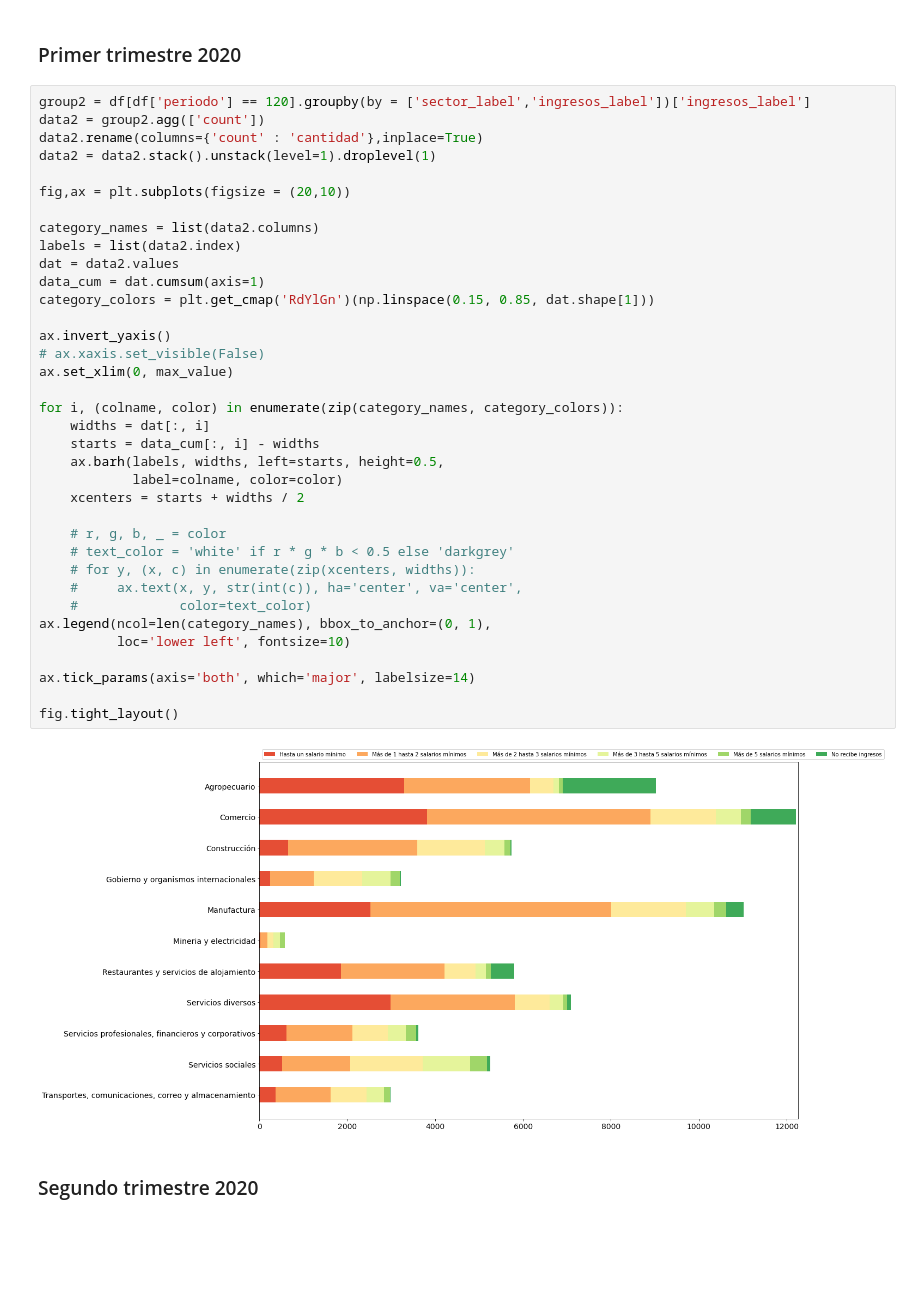
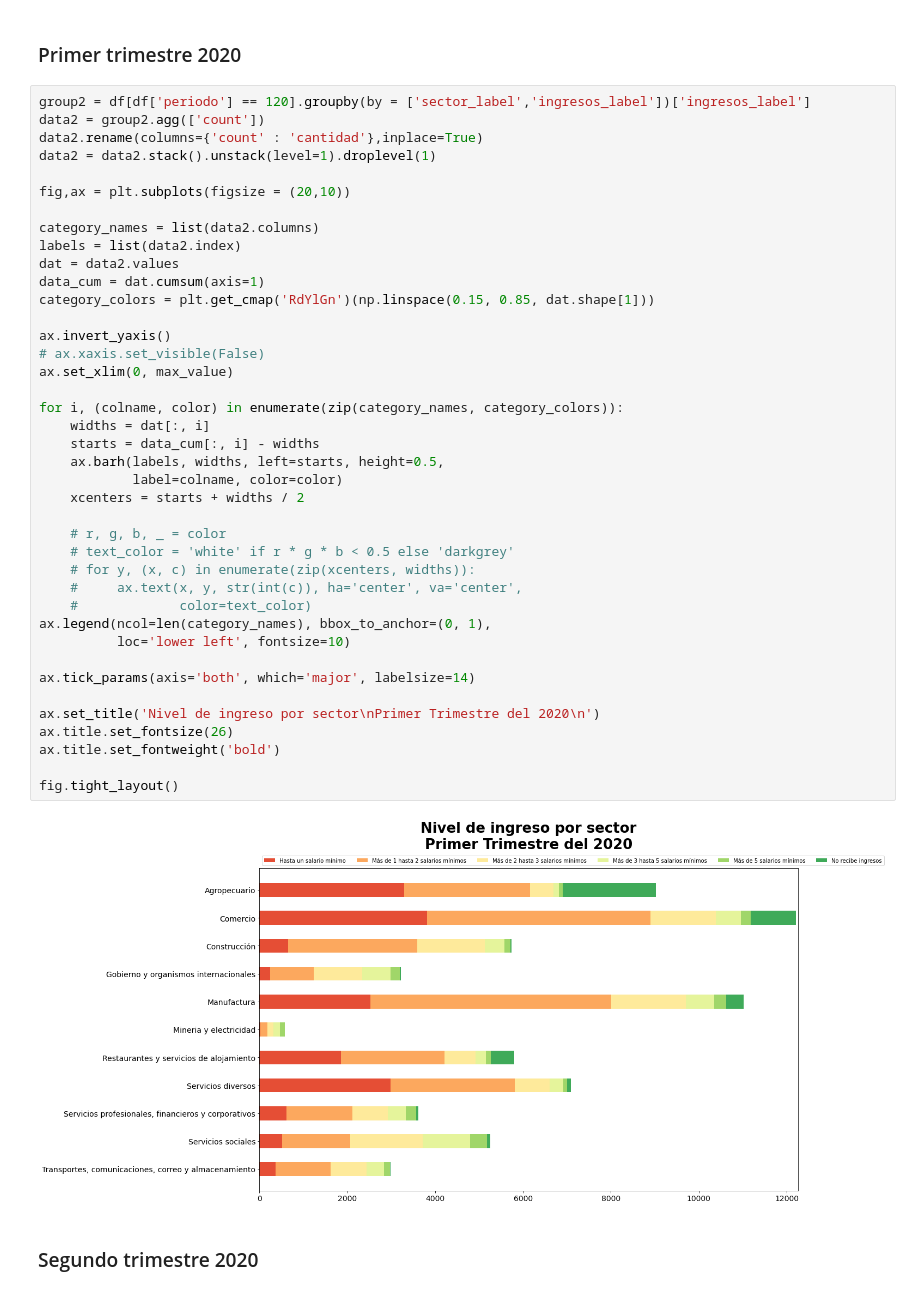
Before and after one commit to Walt9819/factores-impacto-desempleo-mexico, a Jupyter notebook: Python/FactoresDeImpactoEnDesempleoMX.ipynb, the cells around one changed output. Cells and saved outputs as stored; diff of their text form; blank space fills up the shorter version.

```diff
--- a/Python/FactoresDeImpactoEnDesempleoMX.ipynb
+++ b/Python/FactoresDeImpactoEnDesempleoMX.ipynb
@@ -466,34 +472,38 @@ fig,ax = plt.subplots(figsize = (20,10))
 
 category_names = list(data2.columns)
 labels = list(data2.index)
 dat = data2.values
 data_cum = dat.cumsum(axis=1)
 category_colors = plt.get_cmap('RdYlGn')(np.linspace(0.15, 0.85, dat.shape[1]))
 
 ax.invert_yaxis()
 # ax.xaxis.set_visible(False)
 ax.set_xlim(0, max_value)
 
 for i, (colname, color) in enumerate(zip(category_names, category_colors)):
     widths = dat[:, i]
     starts = data_cum[:, i] - widths
     ax.barh(labels, widths, left=starts, height=0.5,
             label=colname, color=color)
     xcenters = starts + widths / 2
 
     # r, g, b, _ = color
     # text_color = 'white' if r * g * b < 0.5 else 'darkgrey'
     # for y, (x, c) in enumerate(zip(xcenters, widths)):
     #     ax.text(x, y, str(int(c)), ha='center', va='center',
     #             color=text_color)
 ax.legend(ncol=len(category_names), bbox_to_anchor=(0, 1),
           loc='lower left', fontsize=10)
 
 ax.tick_params(axis='both', which='major', labelsize=14)
 
+ax.set_title('Nivel de ingreso por sector\nPrimer Trimestre del 2020\n')
+ax.title.set_fontsize(26)
+ax.title.set_fontweight('bold')
+
 fig.tight_layout()
 # %% [output]
-[figure, old version]
+[figure, new version]
 # %% [markdown]
 ### Segundo trimestre 2020
 # %%
```
Also changed, not shown: parts of 32 cells of this notebook.
